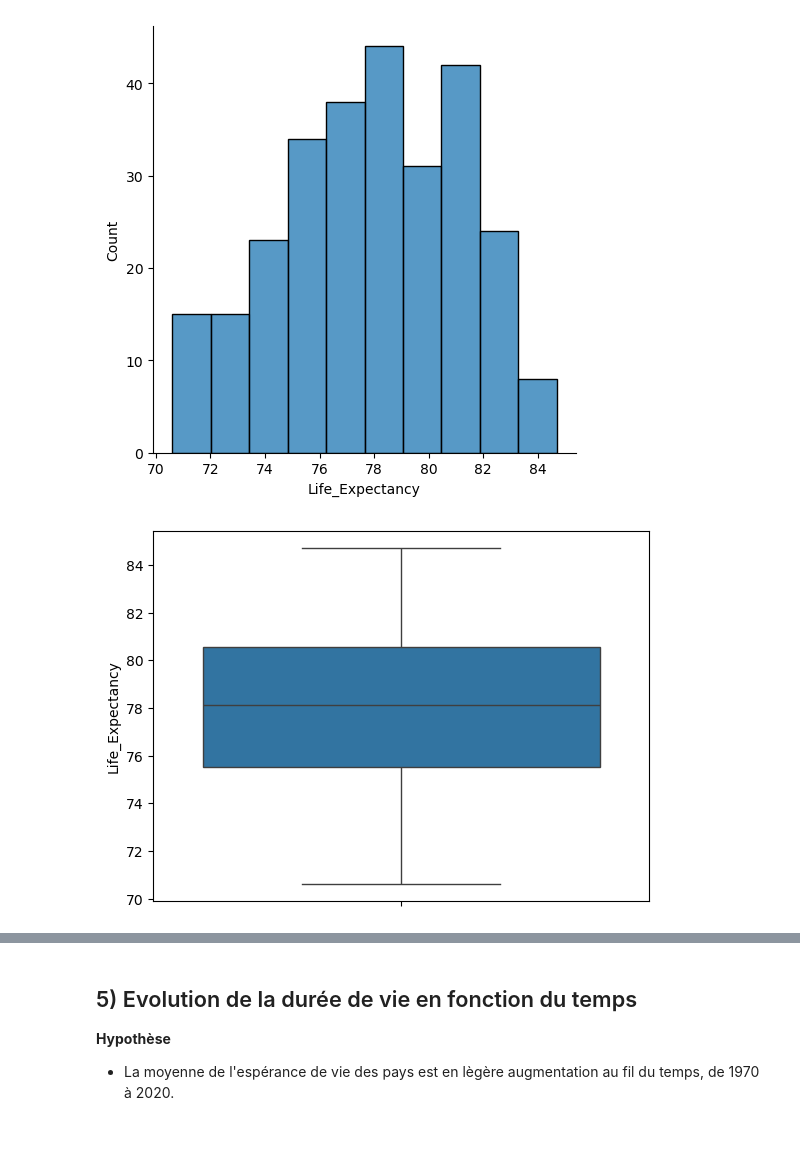
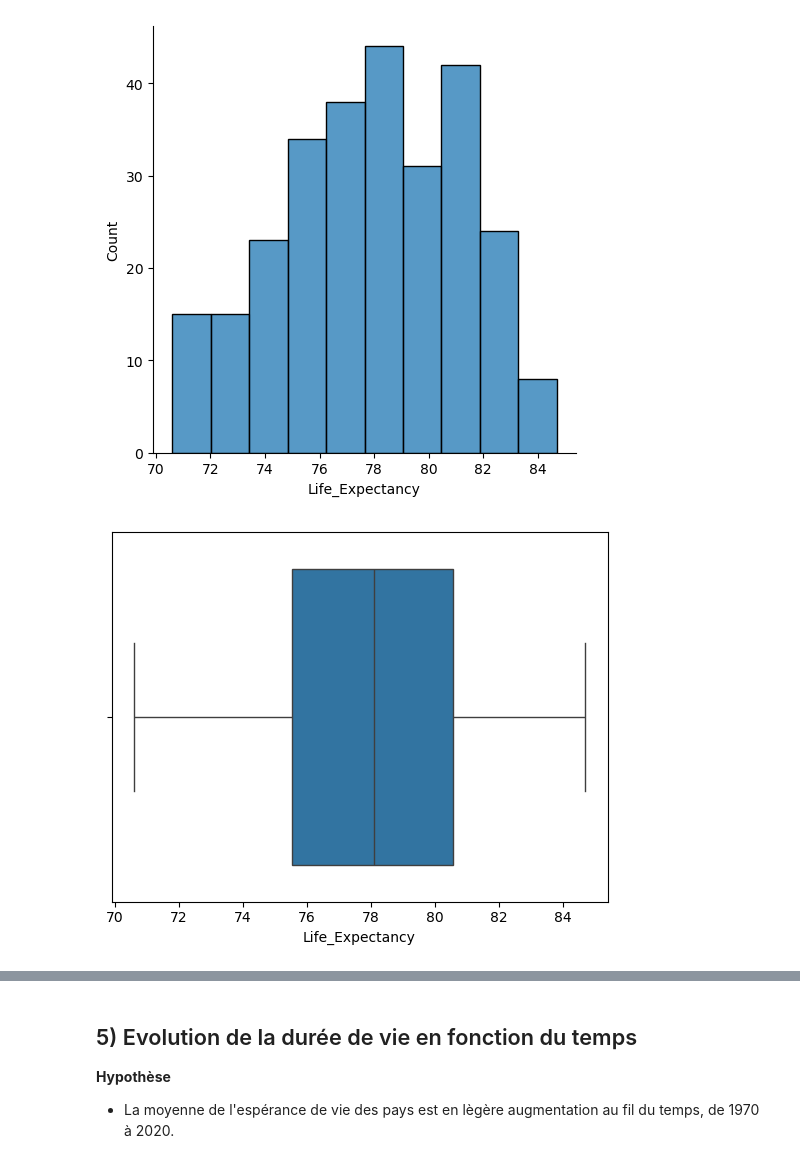
Before and after one commit to MouloudB-24/MP-PRO, a Jupyter notebook: Exercices/health-expectation.ipynb, the cells around one changed output, grey strips where cells are left out. Saved outputs shown, nothing was run; the diff lists cells and outputs as text; code cells hidden in the pictures; blank space fills up the shorter version.

```diff
--- a/Exercices/health-expectation.ipynb
+++ b/Exercices/health-expectation.ipynb
@@ -101,6 +131,6 @@ sns.displot(df['Life_Expectancy']);
 # %% [output]
 [figure]
 # %%
-sns.boxplot(df['Life_Expectancy']);
+sns.boxplot(data=df, x='Life_Expectancy');
 # %% [output]
-[figure, old version]
+[figure, new version]
```
Also changed, not shown: parts of 23 cells of this notebook.
